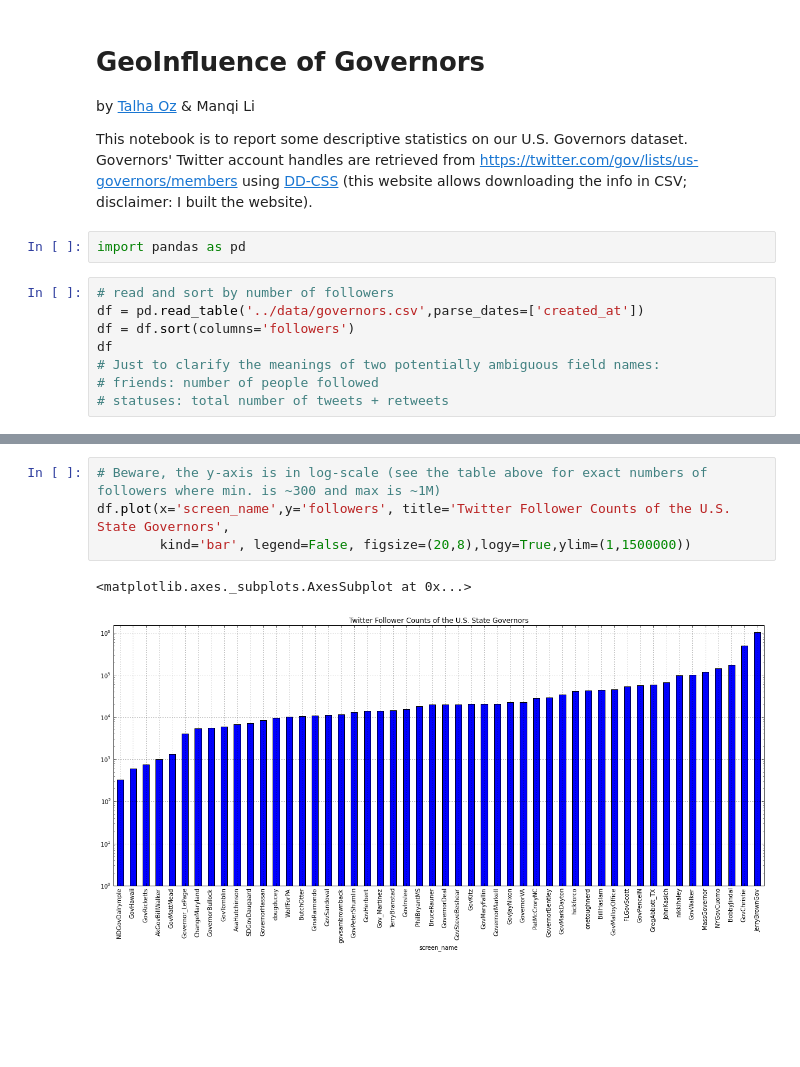
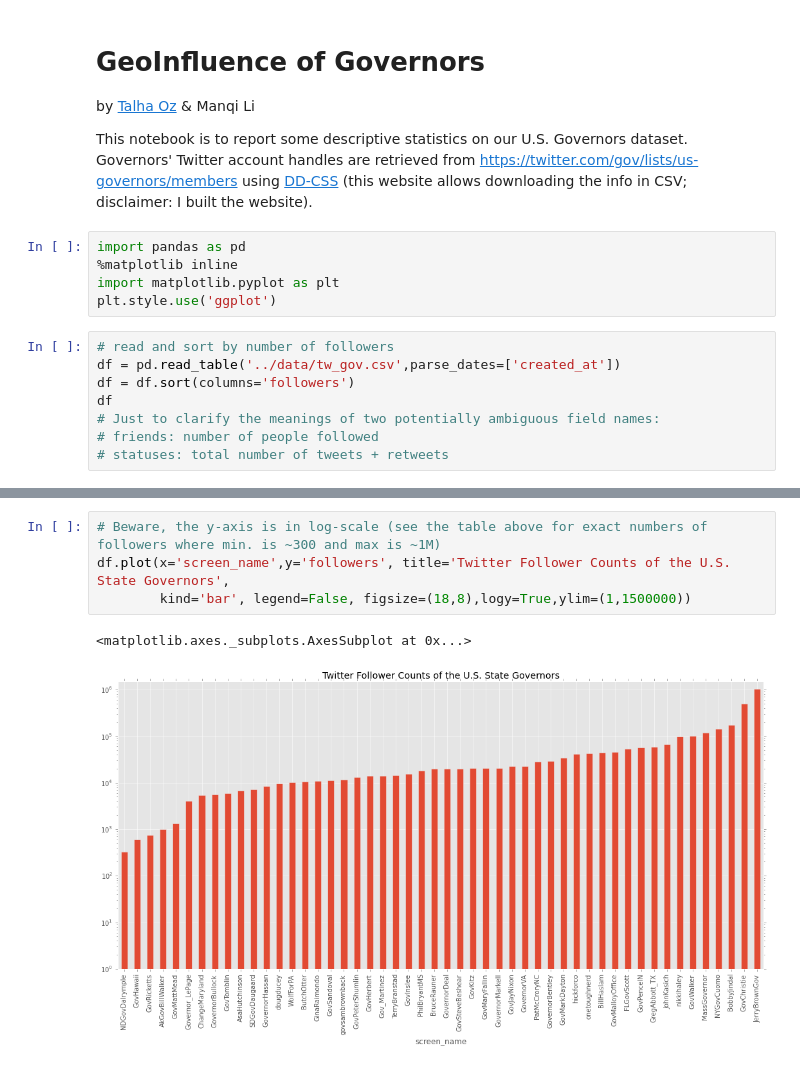
Before and after one commit to hbisgin/GeoInfluence, a Jupyter notebook: analysis/Descriptive Statistics.ipynb, the cells around one changed output, grey strips where cells are left out. Saved outputs shown, nothing was run; the diff lists cells and outputs as text; blank space fills up the shorter version.

```diff
--- a/analysis/Descriptive Statistics.ipynb
+++ b/analysis/Descriptive Statistics.ipynb
@@ -4,11 +4,14 @@
 by [Talha Oz](http://twitter.com/tozCSS) & Manqi Li
 
 This notebook is to report some descriptive statistics on our U.S. Governors dataset. Governors' Twitter account handles are retrieved from https://twitter.com/gov/lists/us-governors/members using [DD-CSS](http://dd-css.com) (this website allows downloading the info in CSV; disclaimer: I built the website).
-# %%
-import pandas as pd
+# %%
+import pandas as pd
+%matplotlib inline
+import matplotlib.pyplot as plt
+plt.style.use('ggplot')
 # %%
 # read and sort by number of followers
-df = pd.read_table('../data/governors.csv',parse_dates=['created_at'])
+df = pd.read_table('../data/tw_gov.csv',parse_dates=['created_at'])
 df = df.sort(columns='followers')
 df
 # Just to clarify the meanings of two potentially ambiguous field names:
@@ -35,8 +38,8 @@ df
 # %%
 # Beware, the y-axis is in log-scale (see the table above for exact numbers of followers where min. is ~300 and max is ~1M)
 df.plot(x='screen_name',y='followers', title='Twitter Follower Counts of the U.S. State Governors',
-        kind='bar', legend=False, figsize=(20,8),logy=True,ylim=(1,1500000))
+        kind='bar', legend=False, figsize=(18,8),logy=True,ylim=(1,1500000))
 # %% [output]
 <matplotlib.axes._subplots.AxesSubplot at 0x...>
-[figure, old version]
+[figure, new version]
 # %%
```
Also changed, not shown: parts of 3 cells of this notebook, 6 other files.
